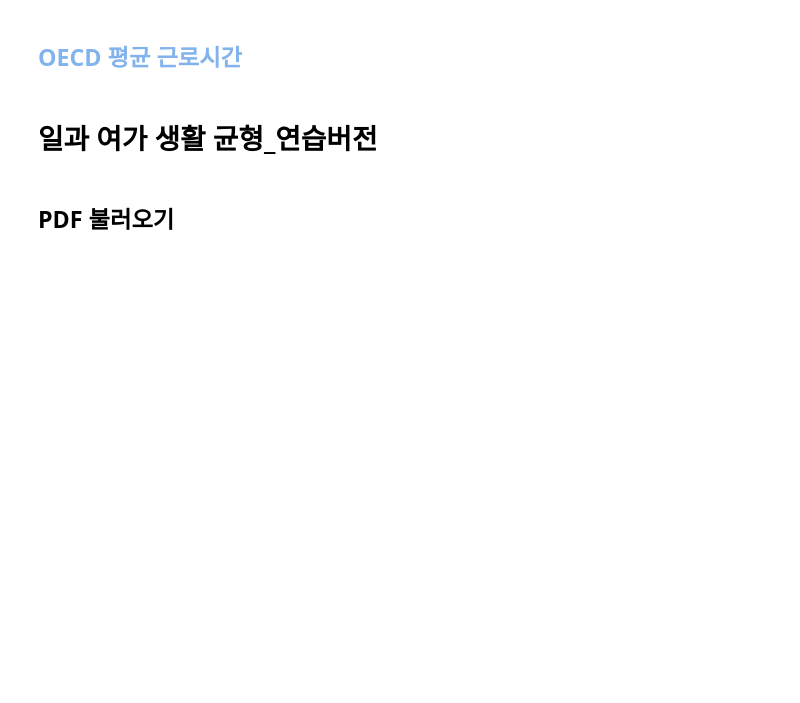
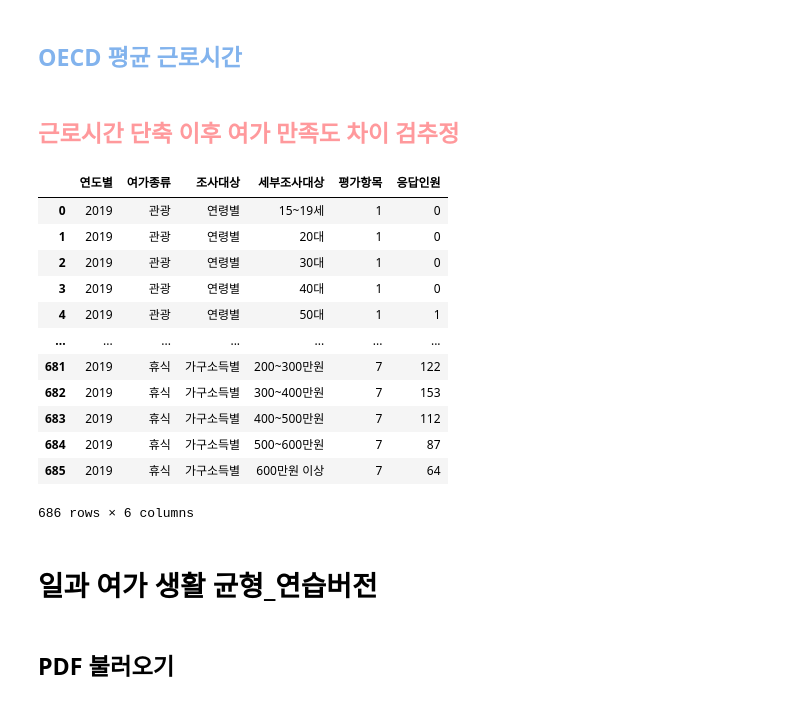
Before and after one commit to nyeokinyeoki/Toy-Projects-with-Tableau, a Jupyter notebook: Side_pro_leis.ipynb, the cells around one changed output. Saved outputs shown, nothing was run; the diff lists cells and outputs as text; code cells hidden in the pictures; blank space fills up the shorter version.

```diff
--- a/Side_pro_leis.ipynb
+++ b/Side_pro_leis.ipynb
@@ -530,3 +404,5 @@ avg_workt_oecd.replace(List_country2, List_country_korean2, inplace=True)
 avg_workt_oecd["국가"].unique()
 # %%
 csv_to_excel(avg_workt_oecd, "전처리_OECD 평균 근로시간.xlsx")
+# %% [markdown]
+## <font color="#FF999C"> 근로시간 단축 이후 여가 만족도 차이 검추정 </font>
@@ -532,0 +422,16 @@ csv_to_excel(avg_workt_oecd, "전처리_OECD 평균 근로시간.xlsx")
+# %%
+sat_lei2019
+# %% [output]
+|  | 연도별 | 여가종류 | 조사대상 | 세부조사대상 | 평가항목 | 응답인원 |
+| 0 | 2019 | 관광 | 연령별 | 15~19세 | 1 | 0 |
+| 1 | 2019 | 관광 | 연령별 | 20대 | 1 | 0 |
+| 2 | 2019 | 관광 | 연령별 | 30대 | 1 | 0 |
+| 3 | 2019 | 관광 | 연령별 | 40대 | 1 | 0 |
+| 4 | 2019 | 관광 | 연령별 | 50대 | 1 | 1 |
+| ... | ... | ... | ... | ... | ... | ... |
+| 681 | 2019 | 휴식 | 가구소득별 | 200~300만원 | 7 | 122 |
+| 682 | 2019 | 휴식 | 가구소득별 | 300~400만원 | 7 | 153 |
+| 683 | 2019 | 휴식 | 가구소득별 | 400~500만원 | 7 | 112 |
+| 684 | 2019 | 휴식 | 가구소득별 | 500~600만원 | 7 | 87 |
+| 685 | 2019 | 휴식 | 가구소득별 | 600만원 이상 | 7 | 64 |
+686 rows × 6 columns
```
Also changed, not shown: parts of 24 cells of this notebook.
